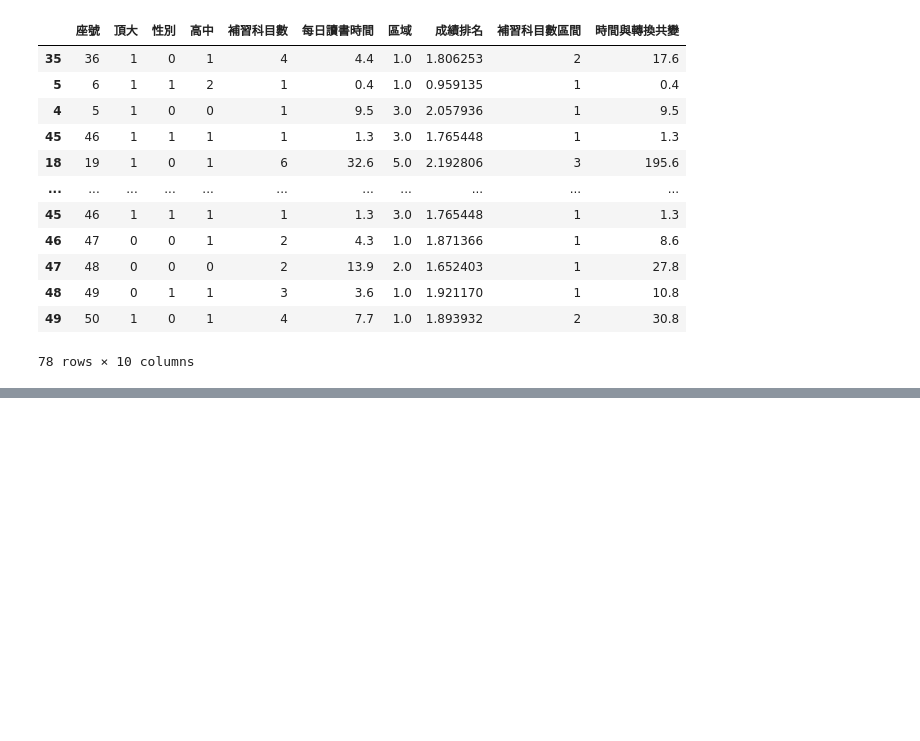
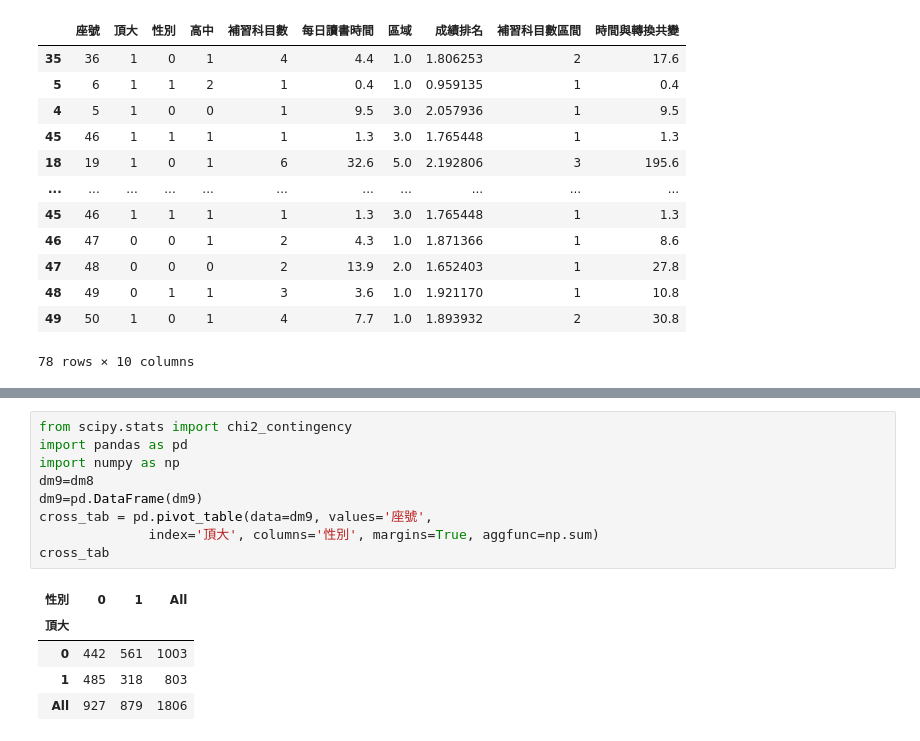
Before and after one commit to Doltrang/lyumin80224.github.io, a Jupyter notebook: 統計1023HW_09羅毓忞.ipynb, the cells around one changed output, grey strips where cells are left out. Saved outputs shown, nothing was run; the diff lists cells and outputs as text; blank space fills up the shorter version.

```diff
--- a/統計1023HW_09羅毓忞.ipynb
+++ b/統計1023HW_09羅毓忞.ipynb
@@ -525,0 +535,15 @@ See the caveats in the documentation: https://pandas.pydata.org/pandas-docs/stab
+# %%
+from scipy.stats import chi2_contingency
+import pandas as pd
+import numpy as np
+dm9=dm8
+dm9=pd.DataFrame(dm9)
+cross_tab = pd.pivot_table(data=dm9, values='座號',
+              index='頂大', columns='性別', margins=True, aggfunc=np.sum)
+cross_tab
+# %% [output]
+| 性別 | 0 | 1 | All |
+| 頂大 |  |  |  |
+| 0 | 442 | 561 | 1003 |
+| 1 | 485 | 318 | 803 |
+| All | 927 | 879 | 1806 |
```
Also changed, not shown: parts of 11 cells of this notebook.
